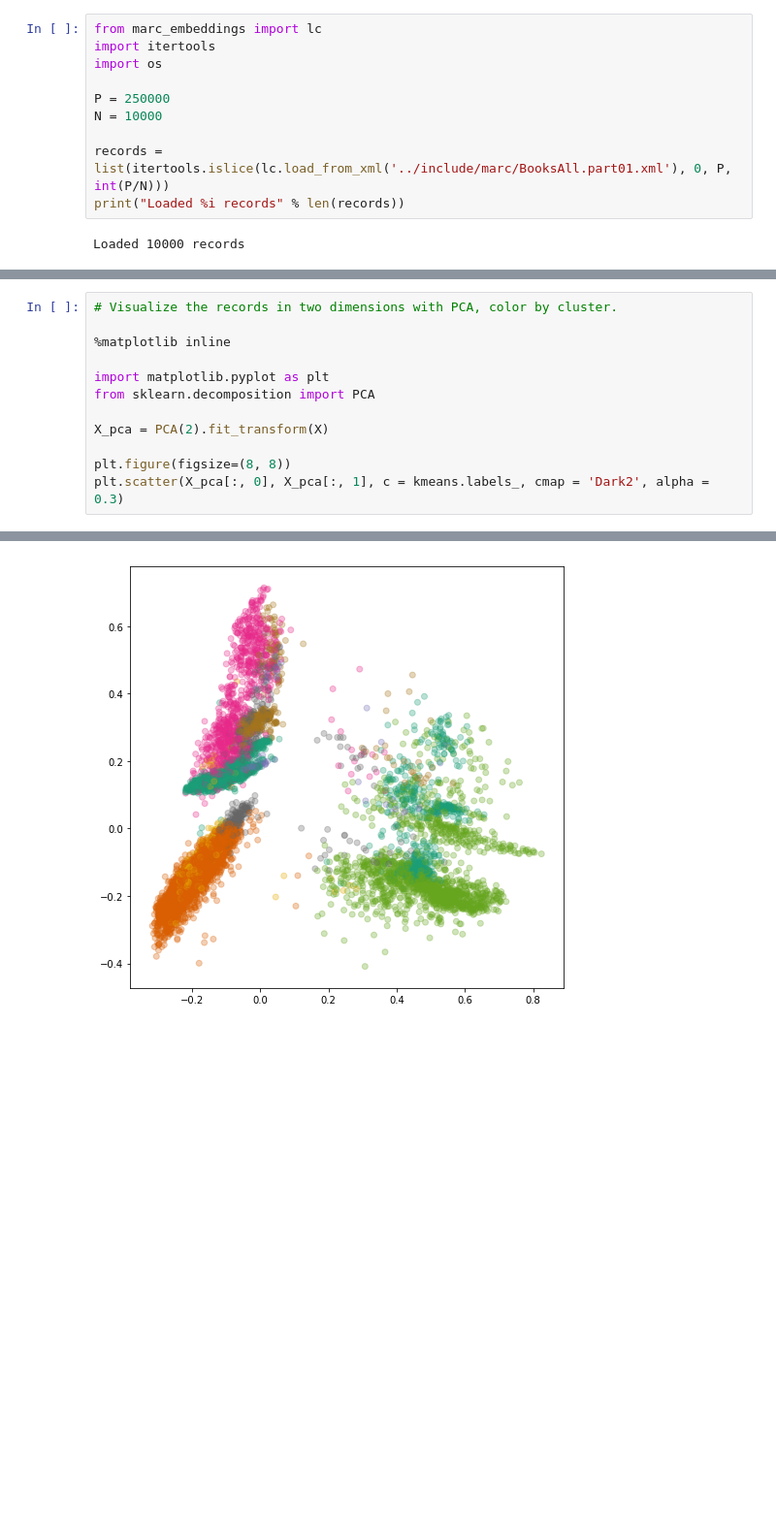
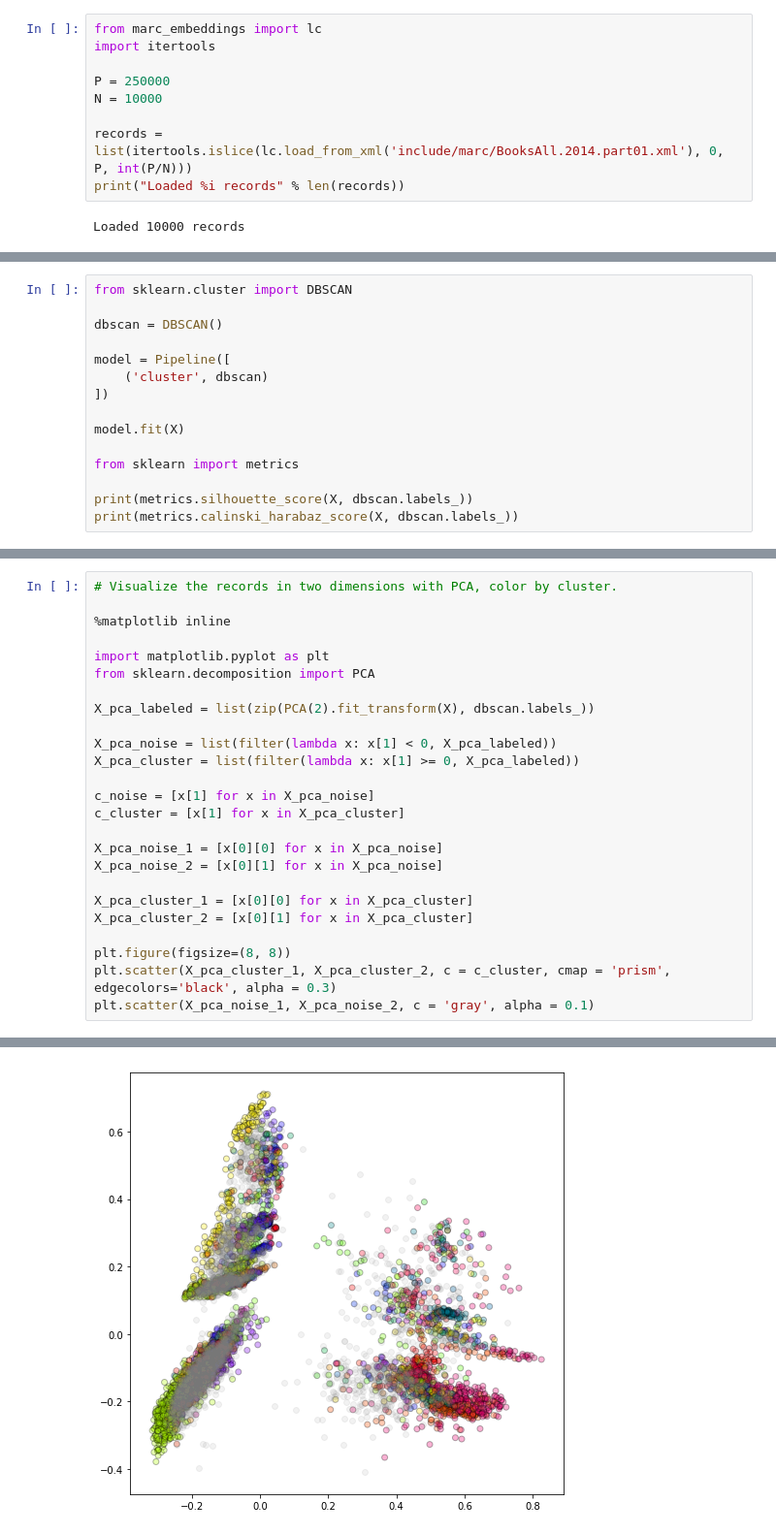
Before and after one commit to cdlib/marc_embeddings, a Jupyter notebook: examples/LC Clustering.ipynb, the cells around one changed output, grey strips where cells are left out. Shown: that part at 97% size. Saved outputs shown, nothing was run; the diff lists cells and outputs as text; blank space fills up the shorter version.

Commit message:
DBSCAN cluster/noise ratio

```diff
--- a/examples/LC Clustering.ipynb
+++ b/examples/LC Clustering.ipynb
@@ -1,12 +1,11 @@
 # %%
 from marc_embeddings import lc
 import itertools
-import os
 
 P = 250000
 N = 10000
 
-records = list(itertools.islice(lc.load_from_xml('../include/marc/BooksAll.part01.xml'), 0, P, int(P/N)))
+records = list(itertools.islice(lc.load_from_xml('include/marc/BooksAll.2014.part01.xml'), 0, P, int(P/N)))
 print("Loaded %i records" % len(records))
 # %% [output]
 Loaded 10000 records
@@ -58,0 +40,15 @@ Pipeline(memory=None,
+# %%
+from sklearn.cluster import DBSCAN
+
+dbscan = DBSCAN()
+
+model = Pipeline([
+    ('cluster', dbscan)
+])
+
+model.fit(X)
+
+from sklearn import metrics
+
+print(metrics.silhouette_score(X, dbscan.labels_))
+print(metrics.calinski_harabaz_score(X, dbscan.labels_))
@@ -59,15 +58,28 @@ Pipeline(memory=None,
 # %%
 # Visualize the records in two dimensions with PCA, color by cluster.
 
 %matplotlib inline
 
 import matplotlib.pyplot as plt
 from sklearn.decomposition import PCA
 
-X_pca = PCA(2).fit_transform(X)
+X_pca_labeled = list(zip(PCA(2).fit_transform(X), dbscan.labels_))
+
+X_pca_noise = list(filter(lambda x: x[1] < 0, X_pca_labeled))
+X_pca_cluster = list(filter(lambda x: x[1] >= 0, X_pca_labeled))
+
+c_noise = [x[1] for x in X_pca_noise]
+c_cluster = [x[1] for x in X_pca_cluster]
+
+X_pca_noise_1 = [x[0][0] for x in X_pca_noise]
+X_pca_noise_2 = [x[0][1] for x in X_pca_noise]
+
+X_pca_cluster_1 = [x[0][0] for x in X_pca_cluster]
+X_pca_cluster_2 = [x[0][1] for x in X_pca_cluster]
 
 plt.figure(figsize=(8, 8))
-plt.scatter(X_pca[:, 0], X_pca[:, 1], c = kmeans.labels_, cmap = 'Dark2', alpha = 0.3)
+plt.scatter(X_pca_cluster_1, X_pca_cluster_2, c = c_cluster, cmap = 'prism', edgecolors='black', alpha = 0.3)
+plt.scatter(X_pca_noise_1, X_pca_noise_2, c = 'gray', alpha = 0.1)
 # %% [output]
 <matplotlib.collections.PathCollection at 0x...>
-[figure, old version]
+[figure, new version]
```
Also changed, not shown: parts of 4 cells of this notebook.
